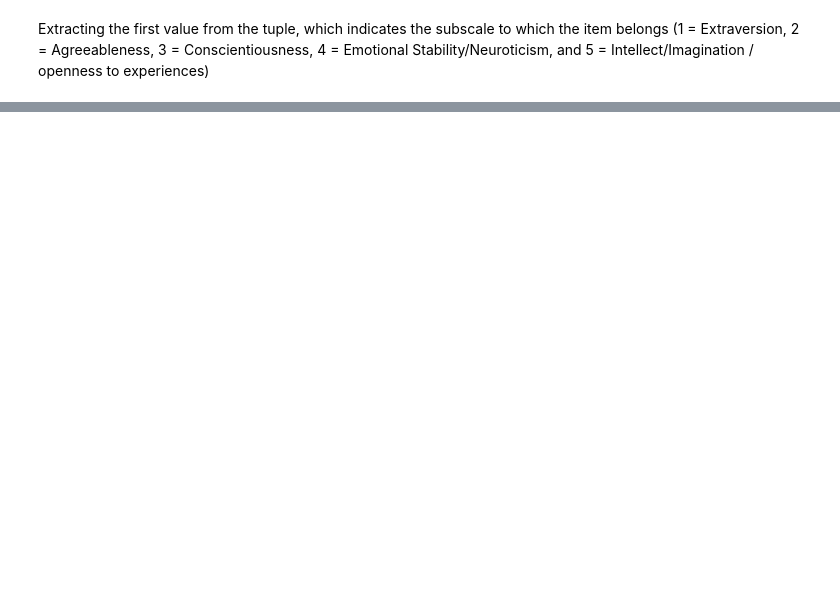
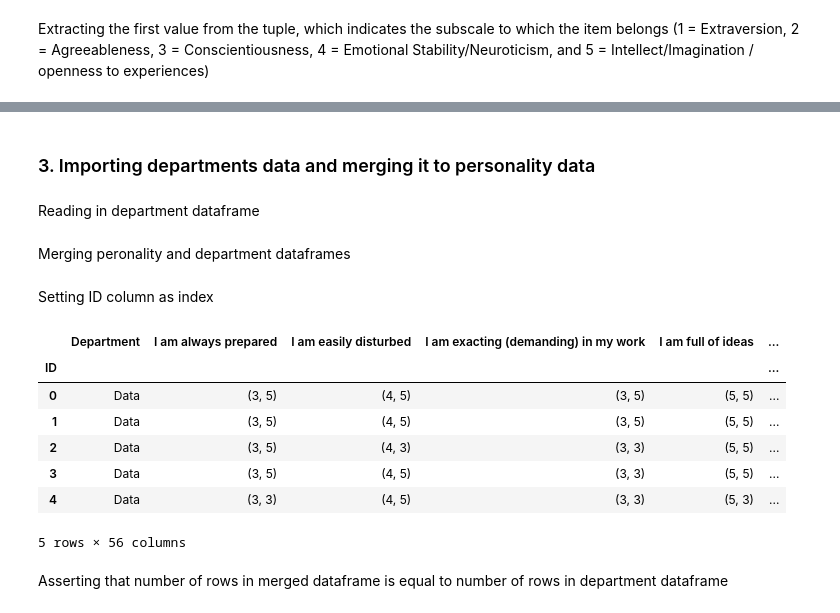
Before and after one commit to RTEE001/Data-wrangling, a Jupyter notebook: data_wrangling/Data-wrangling.ipynb, the cells around one changed output, grey strips where cells are left out. Drawn from its saved outputs; the diff is of its cells as text; code cells hidden in the pictures; blank space fills up the shorter version.

```diff
--- a/data_wrangling/Data-wrangling.ipynb
+++ b/data_wrangling/Data-wrangling.ipynb
@@ -141,0 +145,14 @@ for j in personality_subscales:
+# %%
+def subscale_total(dataframe,trait):
+    personality_traits = []
+    for i in range(len(dataframe)):
+        personality_traits.append(trait)
+    sub_total = list(map(subscale_sum, dataframe,  personality_traits))
+    total = reduce(operator.add, sub_total)
+    return total
+# %%
+for j in personality_subscales:
+    traits = []
+    for k in range(len(examined_personality_dataframe)):
+        traits.append(j)
+    subscales[j] = list(map(subscale_total, examined_personality_dataframe.values, traits))
@@ -141,0 +168,26 @@ for j in personality_subscales:
+# %% [markdown]
+### 3. Importing departments data and merging it to personality data
+# %% [markdown]
+Reading in department dataframe
+# %%
+department_dataframe = pandas.read_csv("../data/departments.csv", delimiter=';')
+# %% [markdown]
+Merging peronality and department dataframes
+# %%
+department_and_personality_dataframe = pandas.concat([department_dataframe, examined_personality_dataframe, subscales], axis = 1)
+# %% [markdown]
+Setting ID column as index
+# %%
+department_and_personality_dataframe = department_and_personality_dataframe.set_index("ID")
+department_and_personality_dataframe.head()
+# %% [output]
+|  | Department | I am always prepared | I am easily disturbed | I am exacting (demanding) in my work | I am full of ideas | ... |
+| ID |  |  |  |  |  | ... |
+| 0 | Data | (3, 5) | (4, 5) | (3, 5) | (5, 5) | ... |
+| 1 | Data | (3, 5) | (4, 5) | (3, 5) | (5, 5) | ... |
+| 2 | Data | (3, 5) | (4, 3) | (3, 3) | (5, 5) | ... |
+| 3 | Data | (3, 5) | (4, 5) | (3, 3) | (5, 5) | ... |
+| 4 | Data | (3, 3) | (4, 5) | (3, 3) | (5, 3) | ... |
+5 rows × 56 columns
+# %% [markdown]
+Asserting that number of rows in merged dataframe is equal to number of rows in department dataframe
```
Also changed, not shown: parts of 26 cells of this notebook.
